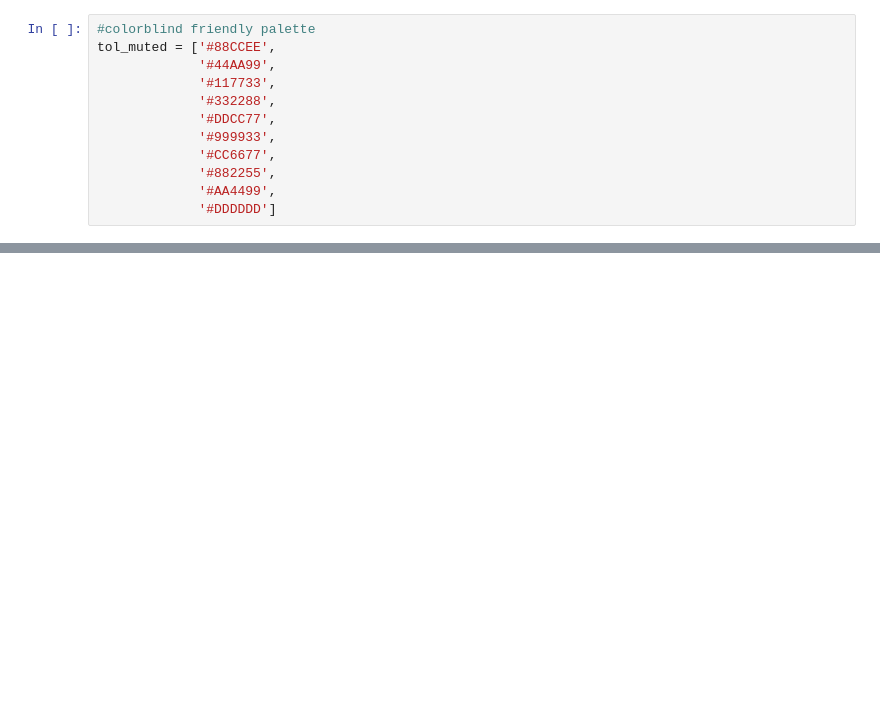
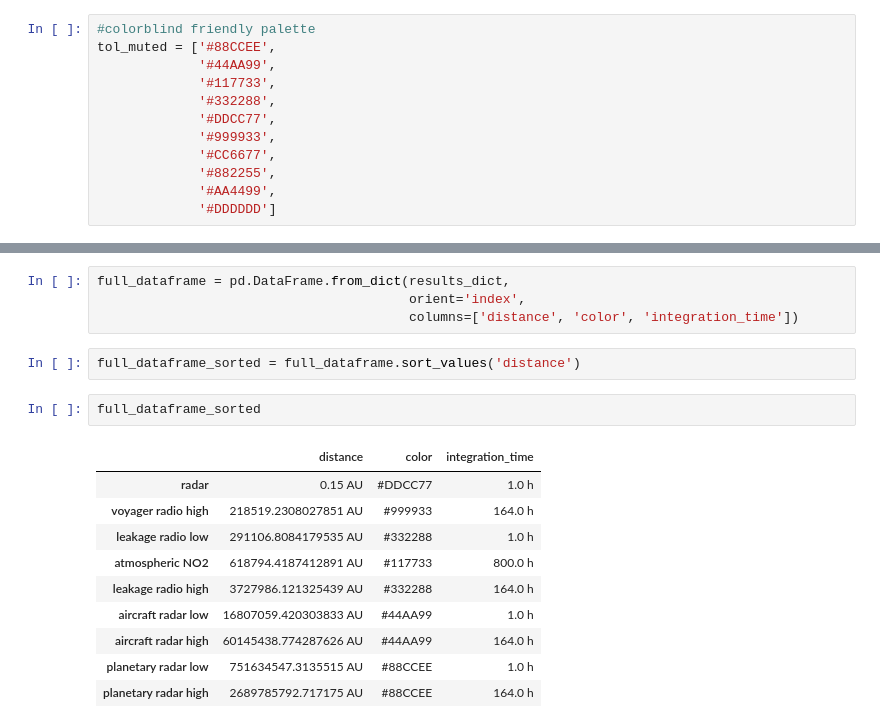
Before and after one commit to Sofysicist/EDE, a Jupyter notebook: Top-Level_EDE_Plotter.ipynb, the cells around one changed output, grey strips where cells are left out. Cells and saved outputs as stored; diff of their text form; blank space fills up the shorter version.

```diff
--- a/Top-Level_EDE_Plotter.ipynb
+++ b/Top-Level_EDE_Plotter.ipynb
@@ -30,3 +29,22 @@ results = [(11885.22684887273 * u.lyr).to('au'),
+# %%
+full_dataframe = pd.DataFrame.from_dict(results_dict,
+                                        orient='index',
+                                        columns=['distance', 'color', 'integration_time'])
+# %%
+full_dataframe_sorted = full_dataframe.sort_values('distance')
+# %%
+full_dataframe_sorted
+# %% [output]
+|  | distance | color | integration_time |
+| radar | 0.15 AU | #DDCC77 | 1.0 h |
+| voyager radio high | 218519.2308027851 AU | #999933 | 164.0 h |
+| leakage radio low | 291106.8084179535 AU | #332288 | 1.0 h |
+| atmospheric NO2 | 618794.4187412891 AU | #117733 | 800.0 h |
+| leakage radio high | 3727986.121325439 AU | #332288 | 164.0 h |
+| aircraft radar low | 16807059.420303833 AU | #44AA99 | 1.0 h |
+| aircraft radar high | 60145438.774287626 AU | #44AA99 | 164.0 h |
+| planetary radar low | 751634547.3135515 AU | #88CCEE | 1.0 h |
+| planetary radar high | 2689785792.717175 AU | #88CCEE | 164.0 h |
 # %%
 fig, ax = plt.subplots(figsize=(12,8))
 
```
Also changed, not shown: parts of 5 cells of this notebook, 1 other file.
